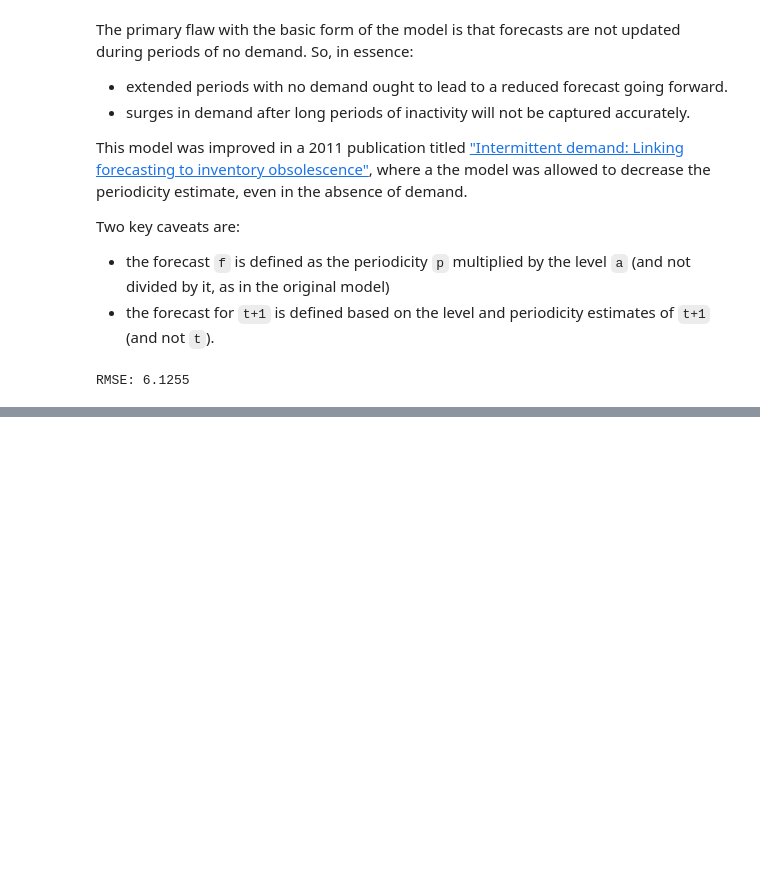
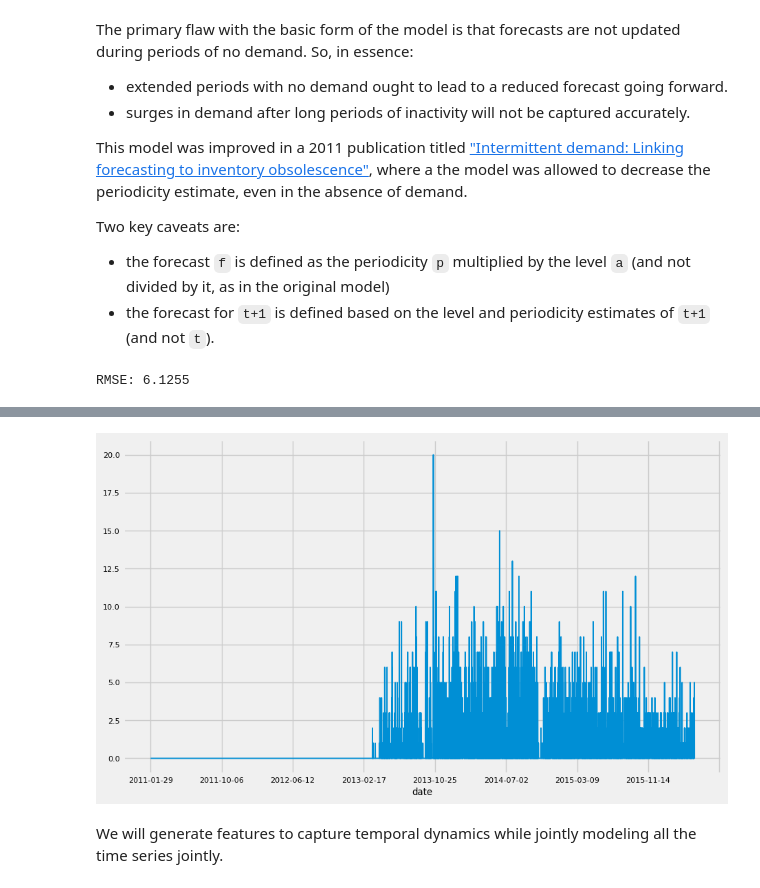
Before and after one commit to bachaudhry/time_series, a Jupyter notebook: ts_with_k/06_Sales_and_Demand_Forecasting.ipynb, the cells around one changed output, grey strips where cells are left out. Saved outputs shown, nothing was run; the diff lists cells and outputs as text; code cells hidden in the pictures; blank space fills up the shorter version.

```diff
--- a/ts_with_k/06_Sales_and_Demand_Forecasting.ipynb
+++ b/ts_with_k/06_Sales_and_Demand_Forecasting.ipynb
@@ -342,0 +405,7 @@ RMSE: 6.1255
+# %%
+df = xdat.loc[xdat.item_id == 'HOUSEHOLD_2_513' ][['date', 'sales']].copy()
+df.set_index('date').sales.plot();
+# %% [output]
+[figure, added]
+# %% [markdown]
+We will generate features to capture temporal dynamics while jointly modeling all the time series jointly.
```
Also changed, not shown: parts of 32 cells of this notebook.
